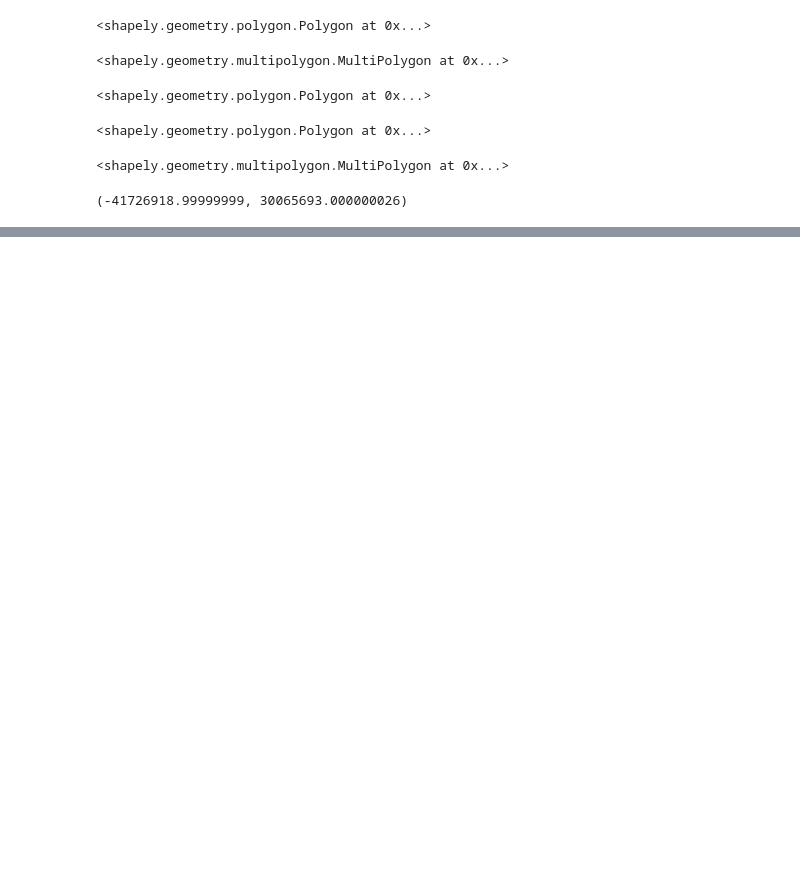
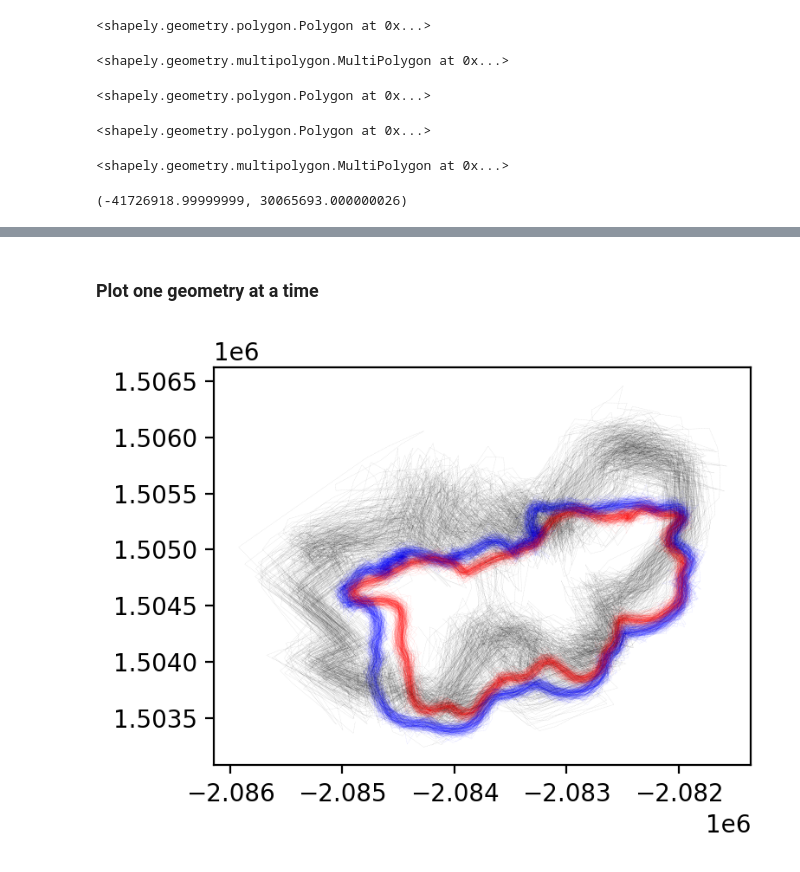
Before and after one commit to tolgacaglar/farsite-devAPI, a Jupyter notebook: src/Untitled.ipynb, the cells around one changed output, grey strips where cells are left out. Saved outputs shown, nothing was run; the diff lists cells and outputs as text; code cells hidden in the pictures; blank space fills up the shorter version.

```diff
--- a/src/Untitled.ipynb
+++ b/src/Untitled.ipynb
@@ -103,0 +241,12 @@ Polygon(shell = zip(xnew,ynew)).exterior.coords[0]
+# %%
+adjacency_matrix = np.eye(len(Py))
+for i in range(len(Py)):
+    right_neighbor = (i+2)%len(Py)
+    left_neighbor = (i-2+len(Py))%len(Py)
+    right_neighbor2 = (i+4)%len(Py)
+    left_neighbor2 = (i-4+len(Py))%len(Py)
+
+    adjacency_matrix[right_neighbor,i] = 1
+    adjacency_matrix[left_neighbor,i] = 1
+    adjacency_matrix[right_neighbor2,i] = 1
+    adjacency_matrix[left_neighbor2,i] = 1
@@ -103,0 +361,32 @@ Polygon(shell = zip(xnew,ynew)).exterior.coords[0]
+# %% [markdown]
+### Plot one geometry at a time
+# %%
+fig, ax = plt.subplots(1,1, figsize=(4,4), dpi=200)
+
+# aligned_geom = X[:,0].reshape(100,2)
+# X = validate_geoms_matrix(X, aligned_geom)
+
+i = 0
+c = 'red'
+ls='--'
+ploti = range(0,250)
+lw=0.1
+alpha = 0.2
+pt=0
+
+for i in ploti:
+    ax.plot(X[::2,i], X[1::2,i], color='black', ls=ls, lw=lw, alpha=alpha)
+    ax.plot(Xt[::2,i], Xt[1::2,i], color='red', ls=ls, lw=lw, alpha=alpha)
+    ax.plot(Y[::2,i], Y[1::2,i], color='blue', ls=ls, lw=lw, alpha=alpha)
+    # ax.plot(X[2*pt,i], X[2*pt+1,i], color=c, marker='o', alpha=0.5)
+
+
+# ax.plot(aligned_geom[:,0], aligned_geom[:,1], 'k--')
+# ax.plot(aligned_geom[pt,0], aligned_geom[pt,1], 'ko')
+
+
+ax.set_xlim((-2086143.2994979804, -2081355.5180012344))
+ax.set_ylim((1503077.50523176, 1506622.097051478))
+ax.set_aspect('equal')
+# %% [output]
+[figure, added]
```
Also changed, not shown: parts of 15 cells of this notebook, 6 other files.
